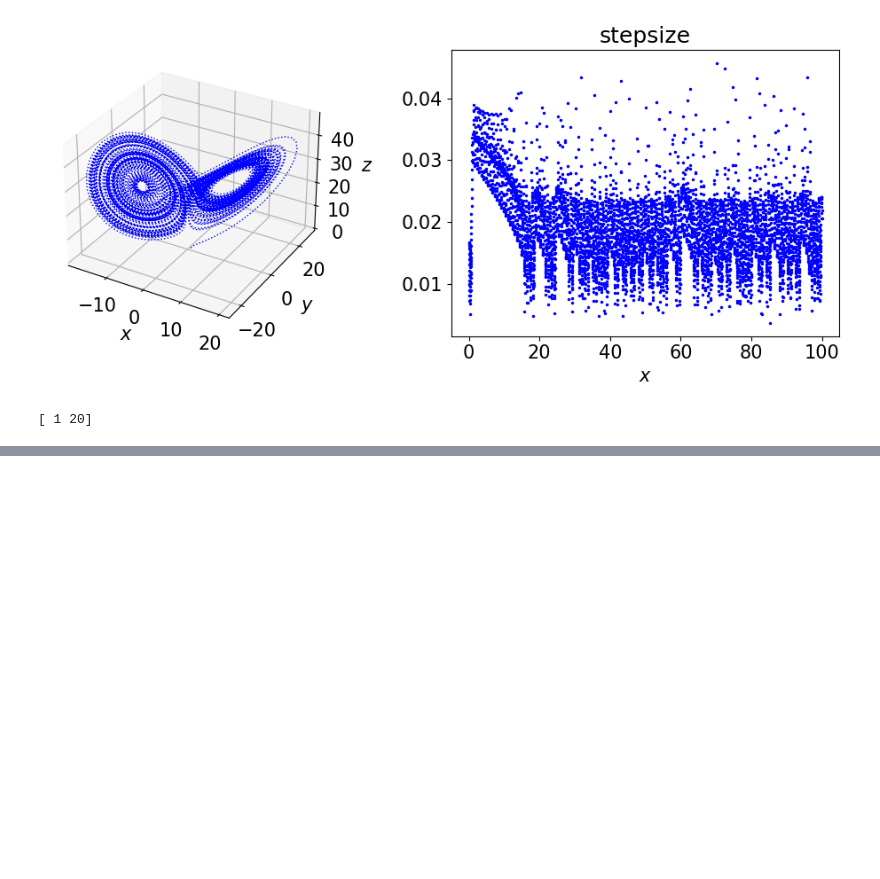
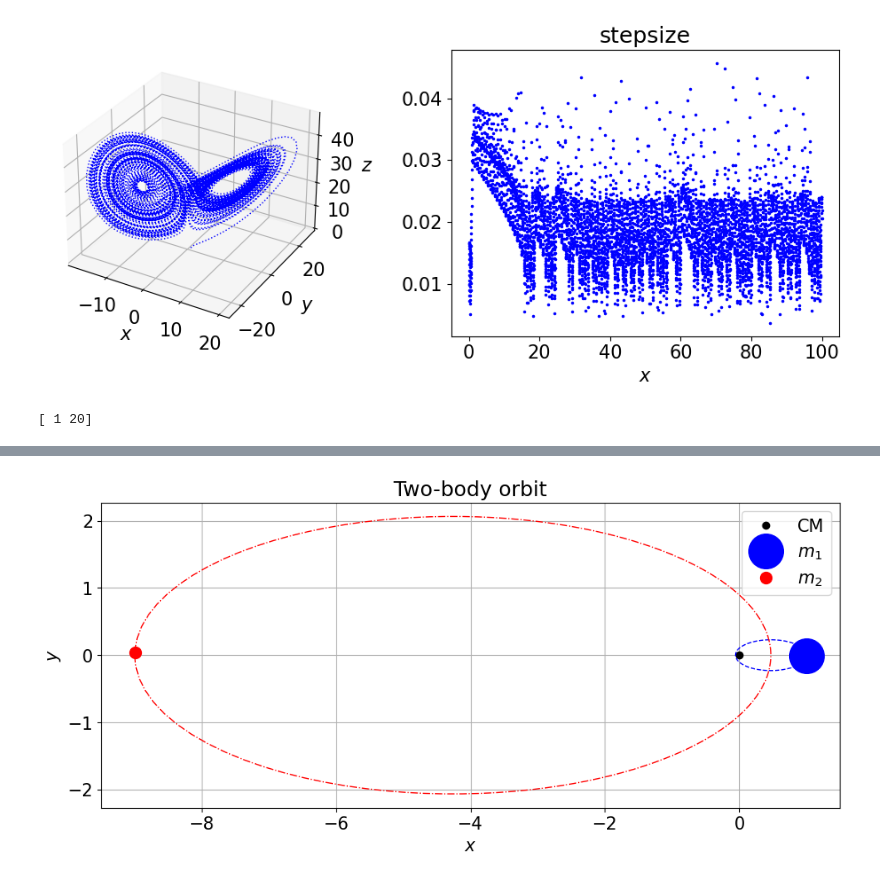
Before and after one commit to La-Folia/Numerical-Analysis, a Jupyter notebook: Integration_of_ODEs/Adaptive_Stepsize_Control.ipynb, the cells around one changed output, grey strips where cells are left out. Drawn from its saved outputs; the diff is of its cells as text; code cells hidden in the pictures; blank space fills up the shorter version.

```diff
--- a/Integration_of_ODEs/Adaptive_Stepsize_Control.ipynb
+++ b/Integration_of_ODEs/Adaptive_Stepsize_Control.ipynb
@@ -174,0 +193,77 @@ if type(rel_err) is not float:
+# %%
+# constants
+k, mu, L = 1, 1, 1
+
+R0, r0 = 0, 10
+V0, v0 = 0, L/(mu*r0)
+
+# m1 is massive object and m2 is a satellite
+m1 = 10
+m2 = m1*mu / (m1 - mu)
+assert m1 > 1 and m2 > 1, "masses must be greater than 1"
+
+abstol = 1e-9
+reltol = abstol
+
+# initial values
+RR_0 = np.array([0,  0])
+VV_0 = np.array([V0, 0])
+rr_0 = np.array([r0, 0])
+vv_0 = np.array([0, v0])
+
+xx1_0 = RR_0 + m2/(m1 + m2)*rr_0
+xx2_0 = RR_0 - m1/(m1 + m2)*rr_0
+
+vv1_0 = VV_0 + m2/(m1 + m2)*vv_0
+vv2_0 = VV_0 - m1/(m1 + m2)*vv_0
+
+Y_init = np.array([xx1_0, xx2_0, vv1_0, vv2_0])
+h_init = 0.1
+tlim   = 0, 24*np.pi
+
+# derivatives
+def F(t, Y):
+    xx1, xx2, vv1, vv2 = Y
+    r_squared = sum((xx1 - xx2)**2)
+    F12 = -k/r_squared**1.5 * (xx1 - xx2)
+    F21 = -F12
+    return np.array([vv1, vv2, F12/m1, F21/m2])
+
+# solve ode
+t, Y, h = embedded_rk4_ode(F, Y_init, h_init, tlim,
+                           abstol=abstol, reltol=reltol,
+                           hminmax=(1e-5, 10), max_iterations=10000)
+
+# unpack result
+xx1, xx2, vv1, vv2 = map(np.array, zip(*Y))
+
+RR = (m1*xx1 + m2*xx2)/(m1 + m2)
+VV = (m1*vv1 + m2*vv2)/(m1 + m2)
+
+rr = xx1 - xx2
+vv = vv1 - vv2
+
+XX1 = xx1 - RR # position of m_1 in CM frame
+XX2 = xx2 - RR # position of m_2 in CM frame
+
+# drawing
+plt.figure(figsize=[10, 10])
+
+plt.subplot(1, 1, 1).set_aspect("equal")
+plt.plot(0, 0, 'ok', label="CM")
+plt.plot(*zip(*xx1), '--b', lw=1)
+plt.plot(*xx1[-1, :], 'ob', ms=30, label="$m_1$")
+
+plt.plot(*zip(*xx2), '-.r', lw=1)
+plt.plot(*xx2[-1, :], 'or', ms=10, label="$m_2$")
+
+plt.legend()
+plt.grid()
+plt.xlabel("$x$")
+plt.ylabel("$y$")
+plt.title("Two-body orbit")
+
+plt.tight_layout()
+plt.show()
+# %% [output]
+[figure, added]
```
Also changed, not shown: parts of 6 cells of this notebook, 1 other file.
